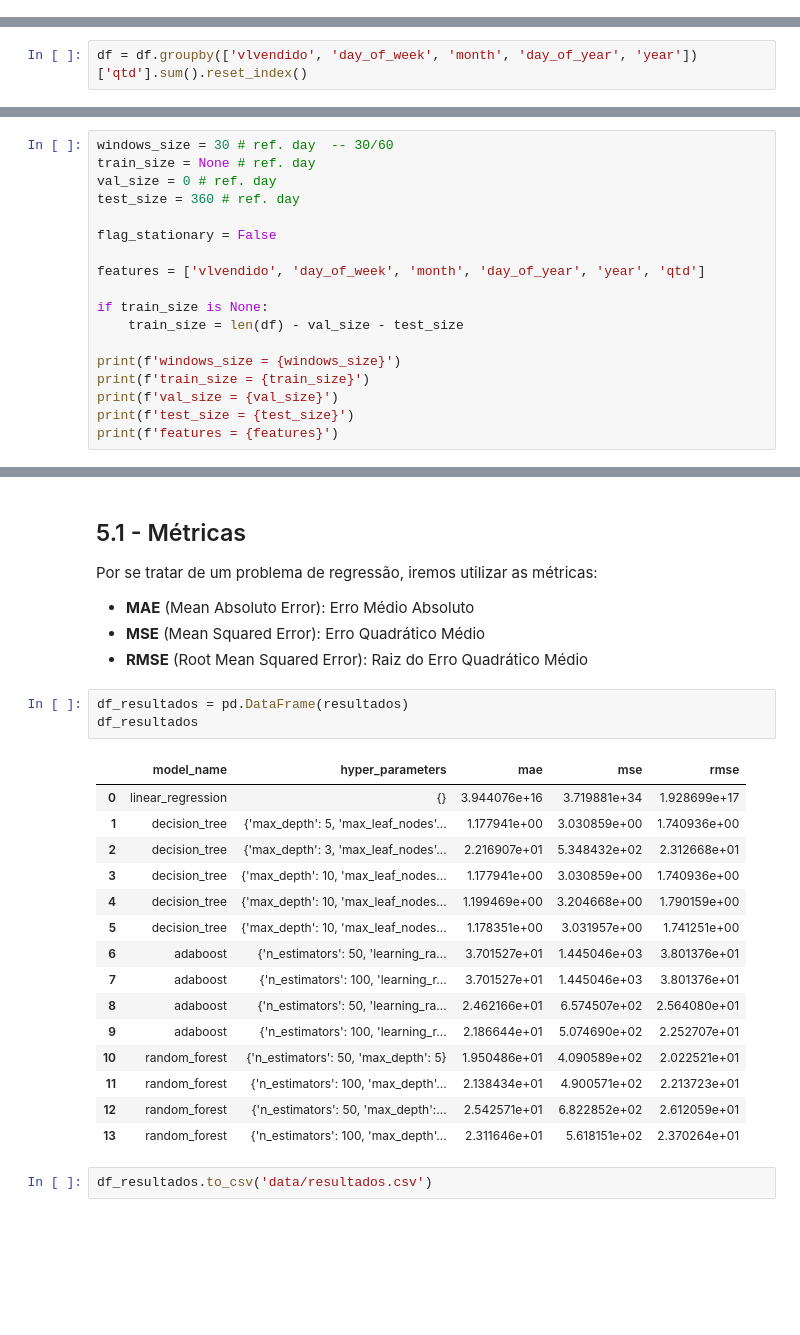
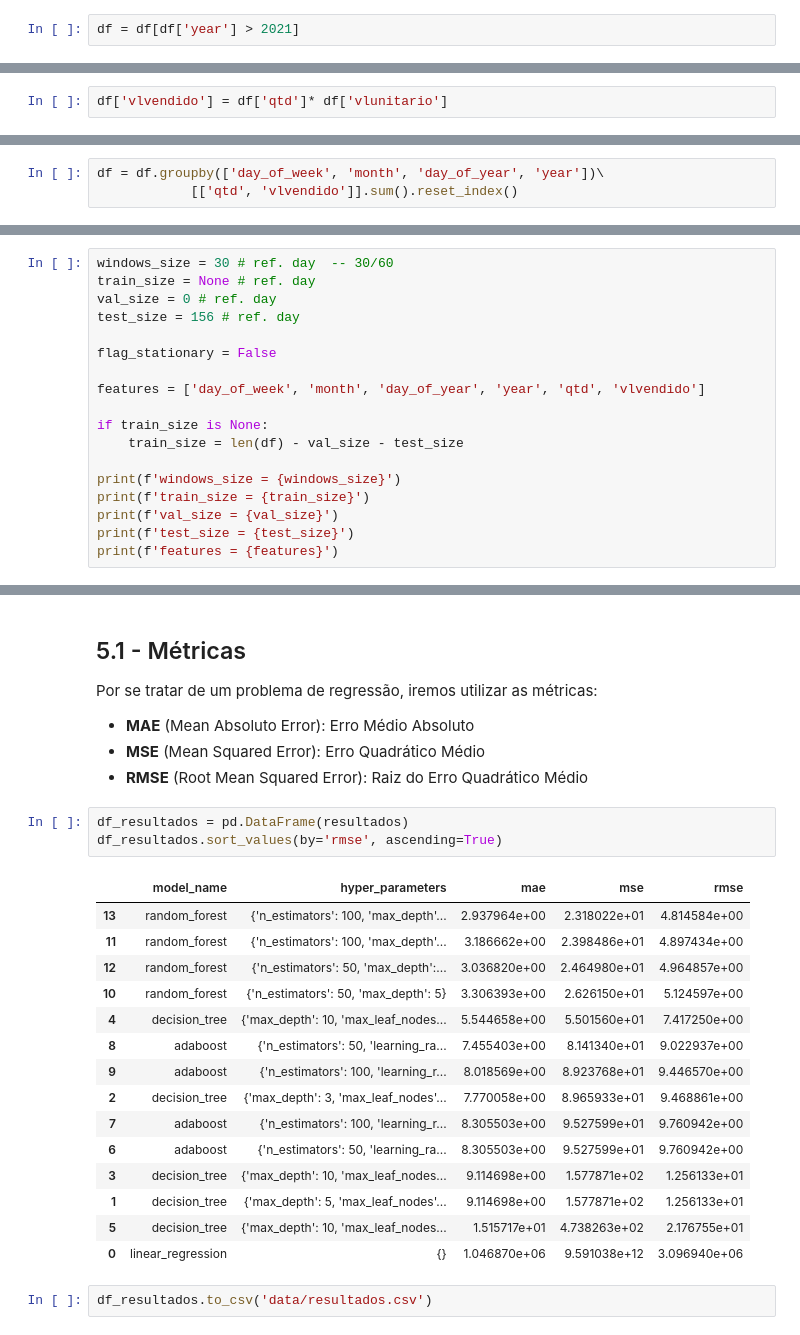
Before and after one commit to caiocolares/modelos_machine_learning, a Jupyter notebook: 4_5_treinamento_dos_modelos_e_avaliacao.ipynb, the cells around one changed output, grey strips where cells are left out. Drawn from its saved outputs; the diff is of its cells as text; blank space fills up the shorter version.

```diff
--- a/4_5_treinamento_dos_modelos_e_avaliacao.ipynb
+++ b/4_5_treinamento_dos_modelos_e_avaliacao.ipynb
@@ -10,2 +7,4 @@ from datetime import datetime, timedelta
 # %%
 df = pd.read_parquet('data/vendas.parquet')
+# %%
+df = df[df['year'] > 2021]
@@ -12,7 +16,10 @@ df = pd.read_parquet('data/vendas.parquet')
+# %%
+df['vlvendido'] = df['qtd']* df['vlunitario']
 # %%
 df = df.sort_values(by='dtvenda').reset_index()
 # %%
-df = df.groupby(['vlvendido', 'day_of_week', 'month', 'day_of_year', 'year'])['qtd'].sum().reset_index()
+df = df.groupby(['day_of_week', 'month', 'day_of_year', 'year'])\
+            [['qtd', 'vlvendido']].sum().reset_index()
 # %%
 df.shape
 # %% [output]
@@ -25,11 +32,11 @@ from sklearn.metrics import mean_absolute_error, mean_squared_error, root_mean_s
 windows_size = 30 # ref. day  -- 30/60
 train_size = None # ref. day
 val_size = 0 # ref. day
-test_size = 360 # ref. day
+test_size = 156 # ref. day
 
 flag_stationary = False
 
-features = ['vlvendido', 'day_of_week', 'month', 'day_of_year', 'year', 'qtd']
+features = ['day_of_week', 'month', 'day_of_year', 'year', 'qtd', 'vlvendido']
 
 if train_size is None:
     train_size = len(df) - val_size - test_size
@@ -237,23 +268,23 @@ Por se tratar de um problema de regressão, iremos utilizar as métricas:
 - **RMSE** (Root Mean Squared Error): Raiz do Erro Quadrático Médio
 # %%
 df_resultados = pd.DataFrame(resultados)
-df_resultados
+df_resultados.sort_values(by='rmse', ascending=True)
 # %% [output]
 |  | model_name | hyper_parameters | mae | mse | rmse |
-| 0 | linear_regression | {} | 3.944076e+16 | 3.719881e+34 | 1.928699e+17 |
-| 1 | decision_tree | {'max_depth': 5, 'max_leaf_nodes'... | 1.177941e+00 | 3.030859e+00 | 1.740936e+00 |
-| 2 | decision_tree | {'max_depth': 3, 'max_leaf_nodes'... | 2.216907e+01 | 5.348432e+02 | 2.312668e+01 |
-| 3 | decision_tree | {'max_depth': 10, 'max_leaf_nodes... | 1.177941e+00 | 3.030859e+00 | 1.740936e+00 |
-| 4 | decision_tree | {'max_depth': 10, 'max_leaf_nodes... | 1.199469e+00 | 3.204668e+00 | 1.790159e+00 |
-| 5 | decision_tree | {'max_depth': 10, 'max_leaf_nodes... | 1.178351e+00 | 3.031957e+00 | 1.741251e+00 |
-| 6 | adaboost | {'n_estimators': 50, 'learning_ra... | 3.701527e+01 | 1.445046e+03 | 3.801376e+01 |
-| 7 | adaboost | {'n_estimators': 100, 'learning_r... | 3.701527e+01 | 1.445046e+03 | 3.801376e+01 |
-| 8 | adaboost | {'n_estimators': 50, 'learning_ra... | 2.462166e+01 | 6.574507e+02 | 2.564080e+01 |
-| 9 | adaboost | {'n_estimators': 100, 'learning_r... | 2.186644e+01 | 5.074690e+02 | 2.252707e+01 |
-| 10 | random_forest | {'n_estimators': 50, 'max_depth': 5} | 1.950486e+01 | 4.090589e+02 | 2.022521e+01 |
-| 11 | random_forest | {'n_estimators': 100, 'max_depth'... | 2.138434e+01 | 4.900571e+02 | 2.213723e+01 |
-| 12 | random_forest | {'n_estimators': 50, 'max_depth':... | 2.542571e+01 | 6.822852e+02 | 2.612059e+01 |
-| 13 | random_forest | {'n_estimators': 100, 'max_depth'... | 2.311646e+01 | 5.618151e+02 | 2.370264e+01 |
+| 13 | random_forest | {'n_estimators': 100, 'max_depth'... | 2.937964e+00 | 2.318022e+01 | 4.814584e+00 |
+| 11 | random_forest | {'n_estimators': 100, 'max_depth'... | 3.186662e+00 | 2.398486e+01 | 4.897434e+00 |
+| 12 | random_forest | {'n_estimators': 50, 'max_depth':... | 3.036820e+00 | 2.464980e+01 | 4.964857e+00 |
+| 10 | random_forest | {'n_estimators': 50, 'max_depth': 5} | 3.306393e+00 | 2.626150e+01 | 5.124597e+00 |
+| 4 | decision_tree | {'max_depth': 10, 'max_leaf_nodes... | 5.544658e+00 | 5.501560e+01 | 7.417250e+00 |
+| 8 | adaboost | {'n_estimators': 50, 'learning_ra... | 7.455403e+00 | 8.141340e+01 | 9.022937e+00 |
+| 9 | adaboost | {'n_estimators': 100, 'learning_r... | 8.018569e+00 | 8.923768e+01 | 9.446570e+00 |
+| 2 | decision_tree | {'max_depth': 3, 'max_leaf_nodes'... | 7.770058e+00 | 8.965933e+01 | 9.468861e+00 |
+| 7 | adaboost | {'n_estimators': 100, 'learning_r... | 8.305503e+00 | 9.527599e+01 | 9.760942e+00 |
+| 6 | adaboost | {'n_estimators': 50, 'learning_ra... | 8.305503e+00 | 9.527599e+01 | 9.760942e+00 |
+| 3 | decision_tree | {'max_depth': 10, 'max_leaf_nodes... | 9.114698e+00 | 1.577871e+02 | 1.256133e+01 |
+| 1 | decision_tree | {'max_depth': 5, 'max_leaf_nodes'... | 9.114698e+00 | 1.577871e+02 | 1.256133e+01 |
+| 5 | decision_tree | {'max_depth': 10, 'max_leaf_nodes... | 1.515717e+01 | 4.738263e+02 | 2.176755e+01 |
+| 0 | linear_regression | {} | 1.046870e+06 | 9.591038e+12 | 3.096940e+06 |
 # %%
 df_resultados.to_csv('data/resultados.csv')
 # %% [markdown]
```
Also changed, not shown: parts of 20 cells of this notebook, 1 other file.
